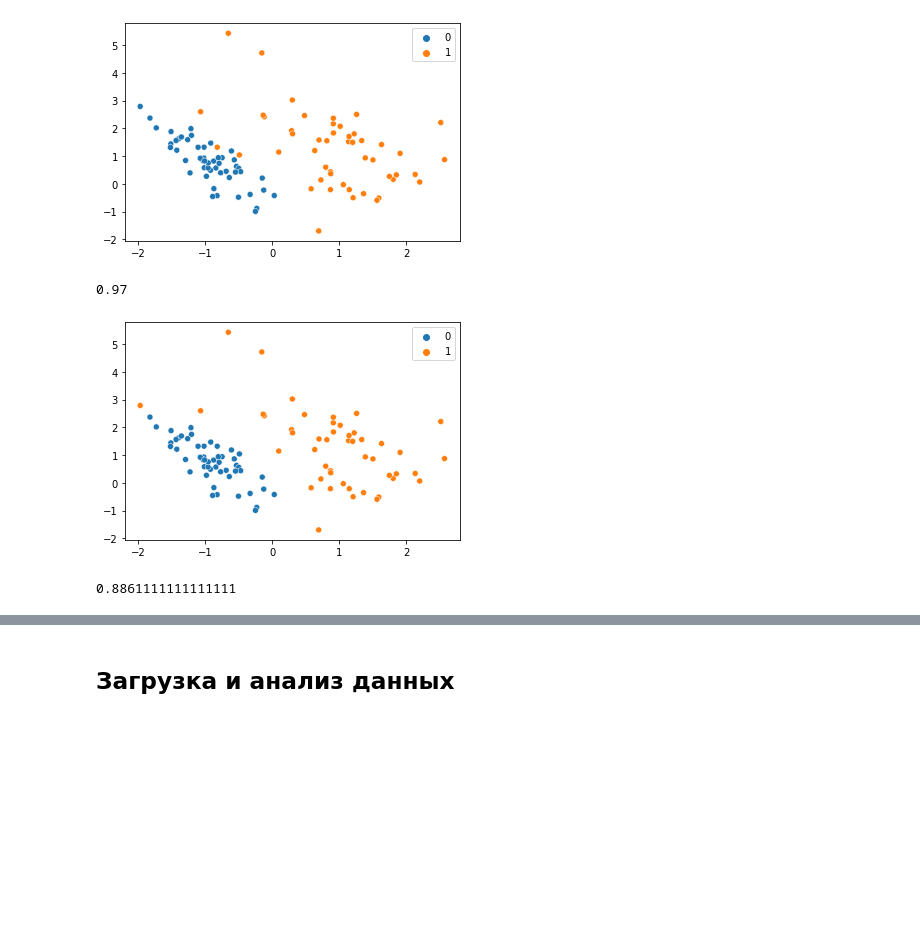
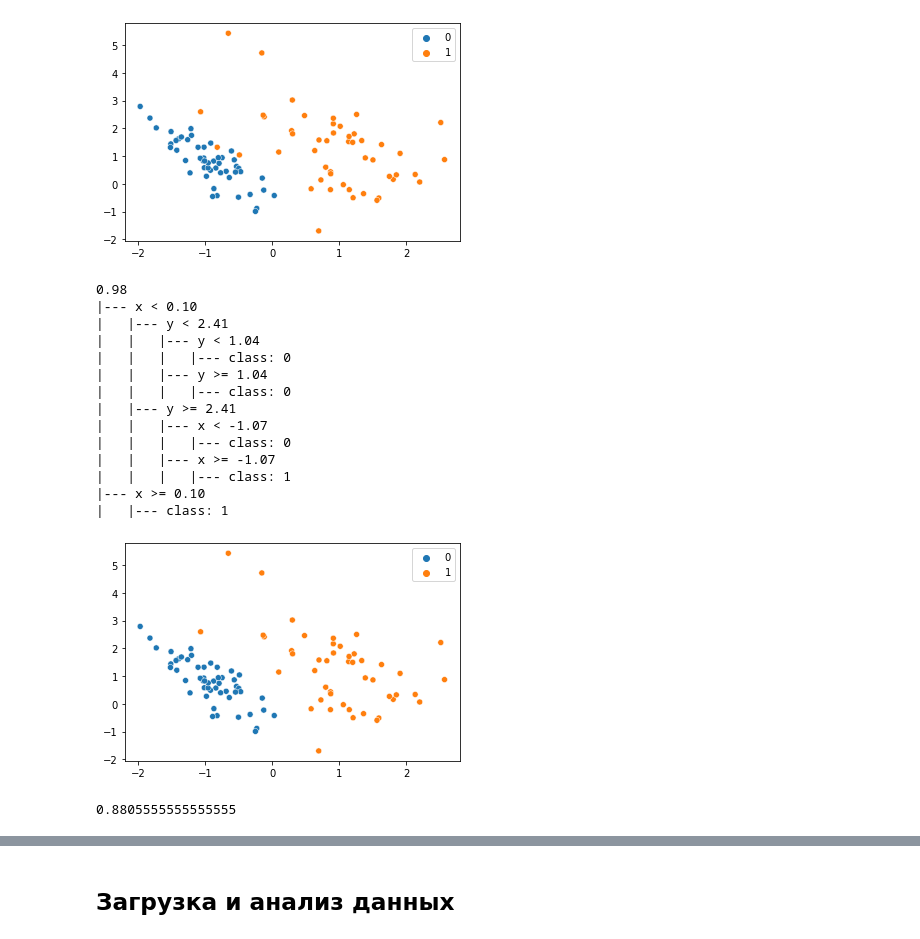
Before and after one commit to shredder67/DSS-cource, a Jupyter notebook: dectree_example.ipynb, the cells around one changed output, grey strips where cells are left out. Drawn from its saved outputs; the diff is of its cells as text; code cells hidden in the pictures; blank space fills up the shorter version.

Commit message:
finished tree

```diff
--- a/dectree_example.ipynb
+++ b/dectree_example.ipynb
@@ -44,14 +56,28 @@ sns.scatterplot(x=X_t[:, 0], y=X_t[:, 1], hue=y_t)
 <AxesSubplot:>
 [figure]
 # %%
-model = MyDecisionTree(max_depth=2)
+model = MyDecisionTree(max_depth=3)
 model.fit(X_t, y_t[:, None])
 preds = model.predict(X_t)
 sns.scatterplot(x=X_t[:, 0], y=X_t[:, 1], hue=preds[:, 0])
-accuracy_score(y_t, preds)
+print(accuracy_score(y_t, preds))
+print(tree_repr.export_text(model, feature_names=['x', 'y']))
 # %% [output]
-0.97
+0.98
+|--- x < 0.10
+|   |--- y < 2.41
+|   |   |--- y < 1.04
+|   |   |   |--- class: 0
+|   |   |--- y >= 1.04
+|   |   |   |--- class: 0
+|   |--- y >= 2.41
+|   |   |--- x < -1.07
+|   |   |   |--- class: 0
+|   |   |--- x >= -1.07
+|   |   |   |--- class: 1
+|--- x >= 0.10
+|   |--- class: 1
-[figure, old version]
+[figure, new version]
 # %%
 digits_data = load_digits().data
 digits_target = load_digits().target[:, None] # to make the targets consistent with our model interfaces
@@ -62,8 +85,8 @@ reference = np.array([0.09027778, 0.09236111, 0.08333333, 0.09583333, 0.11944444
 # %%
-class_estimator = MyDecisionTree(max_depth=10, criterion_name='entropy')
+class_estimator = MyDecisionTree(max_depth=8, criterion_name='entropy')
 class_estimator.fit(X_train, y_train)
 ans = class_estimator.predict(X_test)
 accuracy_entropy = accuracy_score(y_test, ans)
 print(accuracy_entropy)
 # %% [output]
-0.8861111111111111
+0.8805555555555555
```
Also changed, not shown: parts of 11 cells of this notebook, 2 other files.
